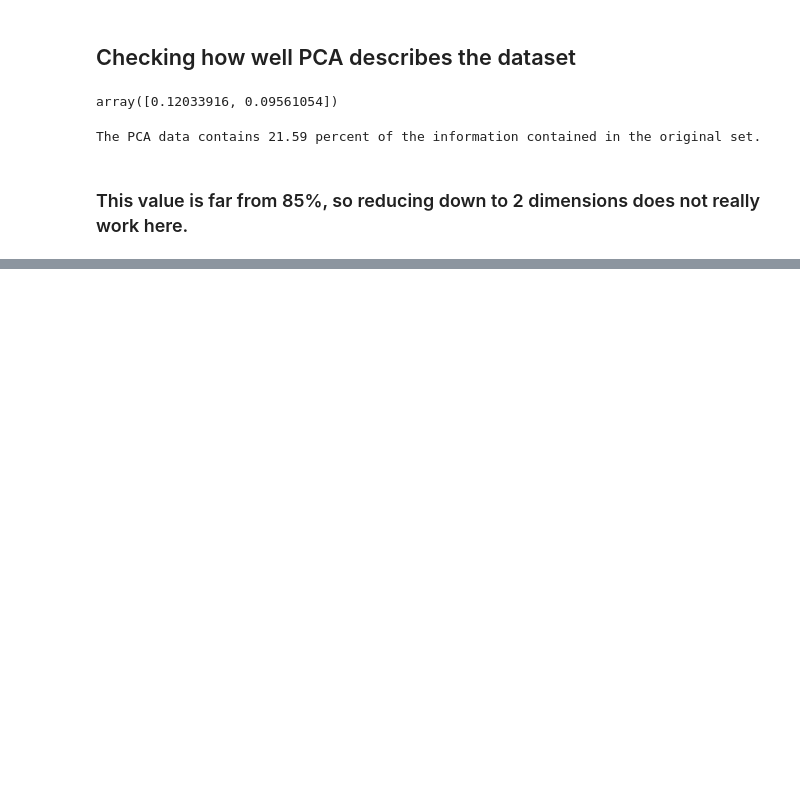
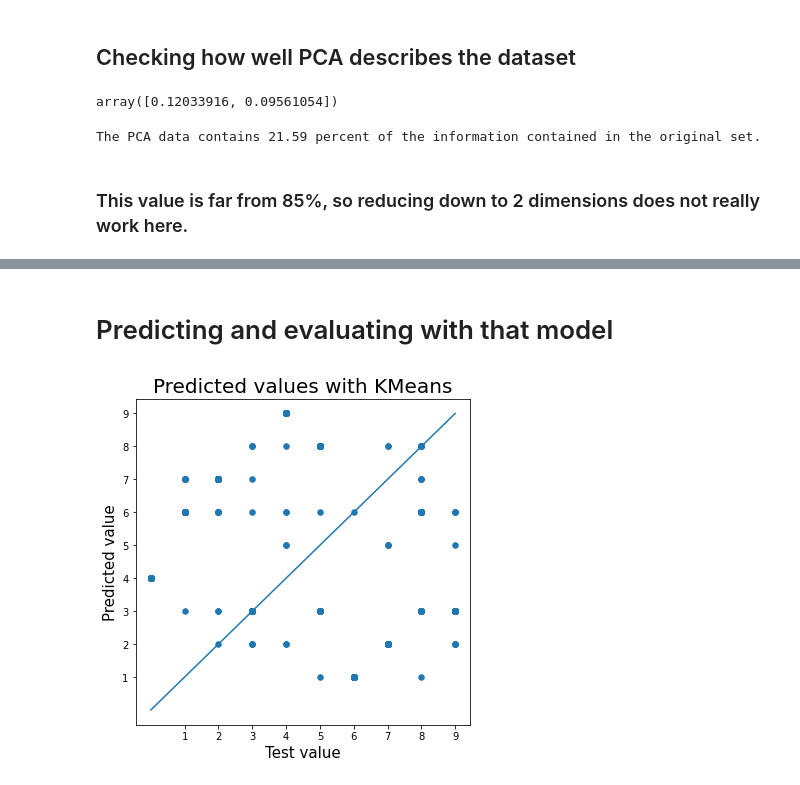
Before and after one commit to nataliemica/Digits-ML-practice, a Jupyter notebook: digits_ML_practice.ipynb, the cells around one changed output, grey strips where cells are left out. Saved outputs shown, nothing was run; the diff lists cells and outputs as text; code cells hidden in the pictures; blank space fills up the shorter version.

```diff
--- a/digits_ML_practice.ipynb
+++ b/digits_ML_practice.ipynb
@@ -164,0 +181,17 @@ The PCA data contains 21.59 percent of the information contained in the original
+# %% [markdown]
+# Predicting and evaluating with that model
+# %%
+y_predict = clf.predict(x_test)
+
+fig = plt.figure(figsize=(6,6))
+plt.scatter(y_test,y_predict, s=30)
+plt.plot(np.arange(10))
+plt.xlabel('Test value', fontsize=15)
+plt.xticks(np.arange(1,10))
+plt.ylabel('Predicted value', fontsize=15)
+plt.yticks(np.arange(1,10))
+plt.title('Predicted values with KMeans', fontsize=20)
+
+plt.show()
+# %% [output]
+[figure, added]
```
Also changed, not shown: parts of 15 cells of this notebook, 2 other files.
